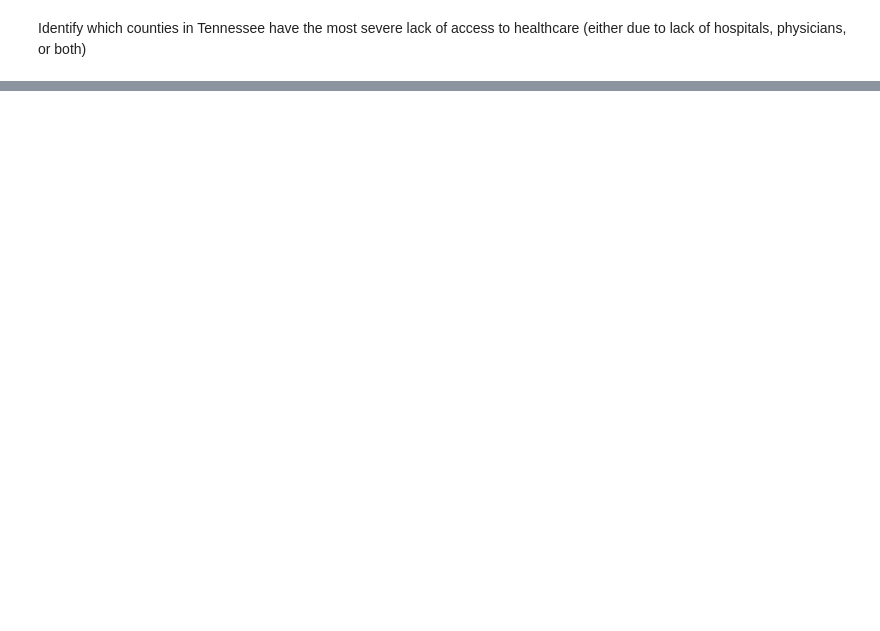
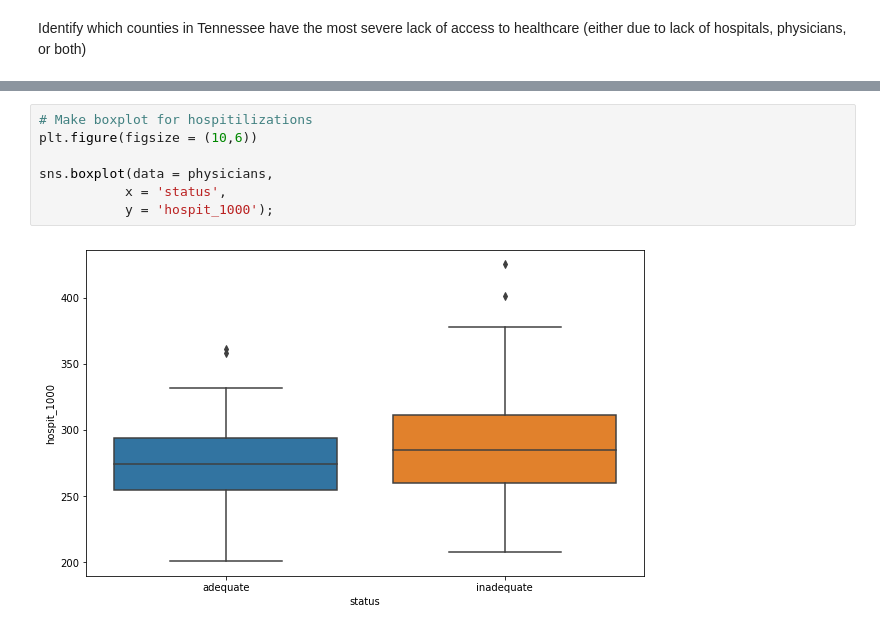
Before and after one commit to zachryje/data-science-essentials-4, a Jupyter notebook: notebooks/TN Med Helper.ipynb, the cells around one changed output, grey strips where cells are left out. Drawn from its saved outputs; the diff is of its cells as text; blank space fills up the shorter version.

```diff
--- a/notebooks/TN Med Helper.ipynb
+++ b/notebooks/TN Med Helper.ipynb
@@ -102,0 +191,9 @@ NameError: name 'unemployment' is not defined
+# %%
+# Make boxplot for hospitilizations
+plt.figure(figsize = (10,6))
+
+sns.boxplot(data = physicians,
+           x = 'status',
+           y = 'hospit_1000');
+# %% [output]
+[figure, added]
```
Also changed, not shown: parts of 27 cells of this notebook.
